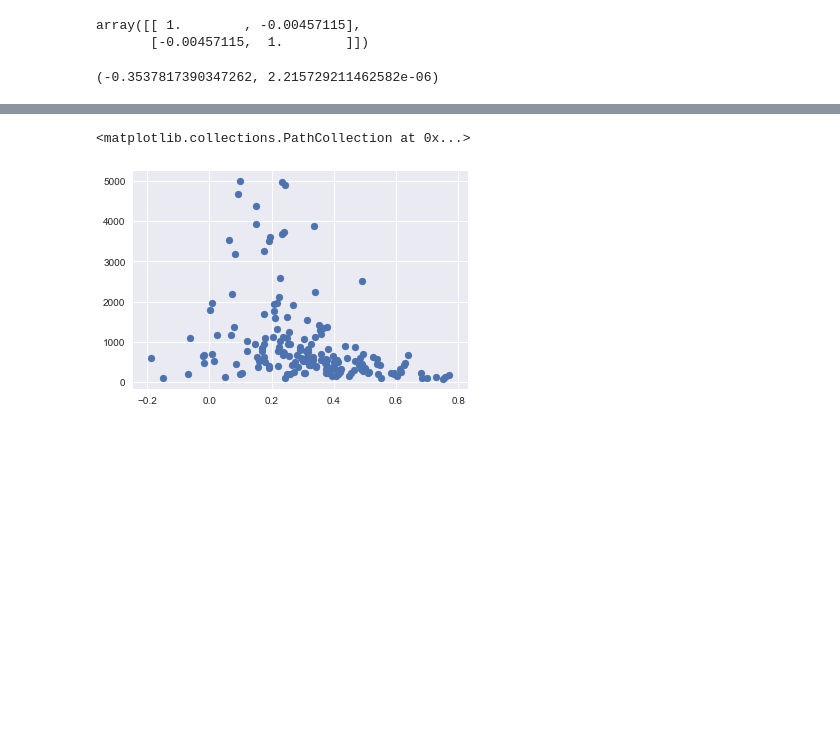
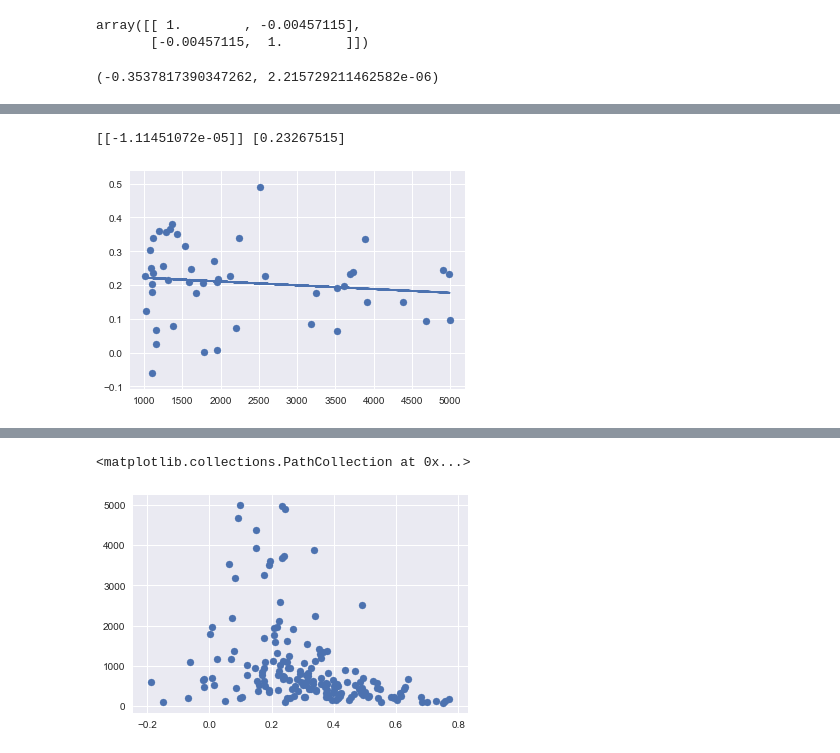
Before and after one commit to JunanQu/YELP-, a Jupyter notebook: length_sent.ipynb, the cells around one changed output, grey strips where cells are left out. Drawn from its saved outputs; the diff is of its cells as text; code cells hidden in the pictures; blank space fills up the shorter version.

```diff
--- a/length_sent.ipynb
+++ b/length_sent.ipynb
@@ -104,0 +119,10 @@ ratings=[[x] for x in df["Rating"]]
+# %%
+clf = linear_model.LinearRegression()
+clf.fit(X=gt_800_len,y=gt_800_sent)
+y_pred = clf.predict(gt_800_len)
+plt.scatter(gt_800_len,gt_800_sent)
+plt.plot(gt_800_len,y_pred)
+print(clf.coef_,clf.intercept_)
+# %% [output]
+[[-1.11451072e-05]] [0.23267515]
+[figure, added]
```
Also changed, not shown: parts of 11 cells of this notebook.
